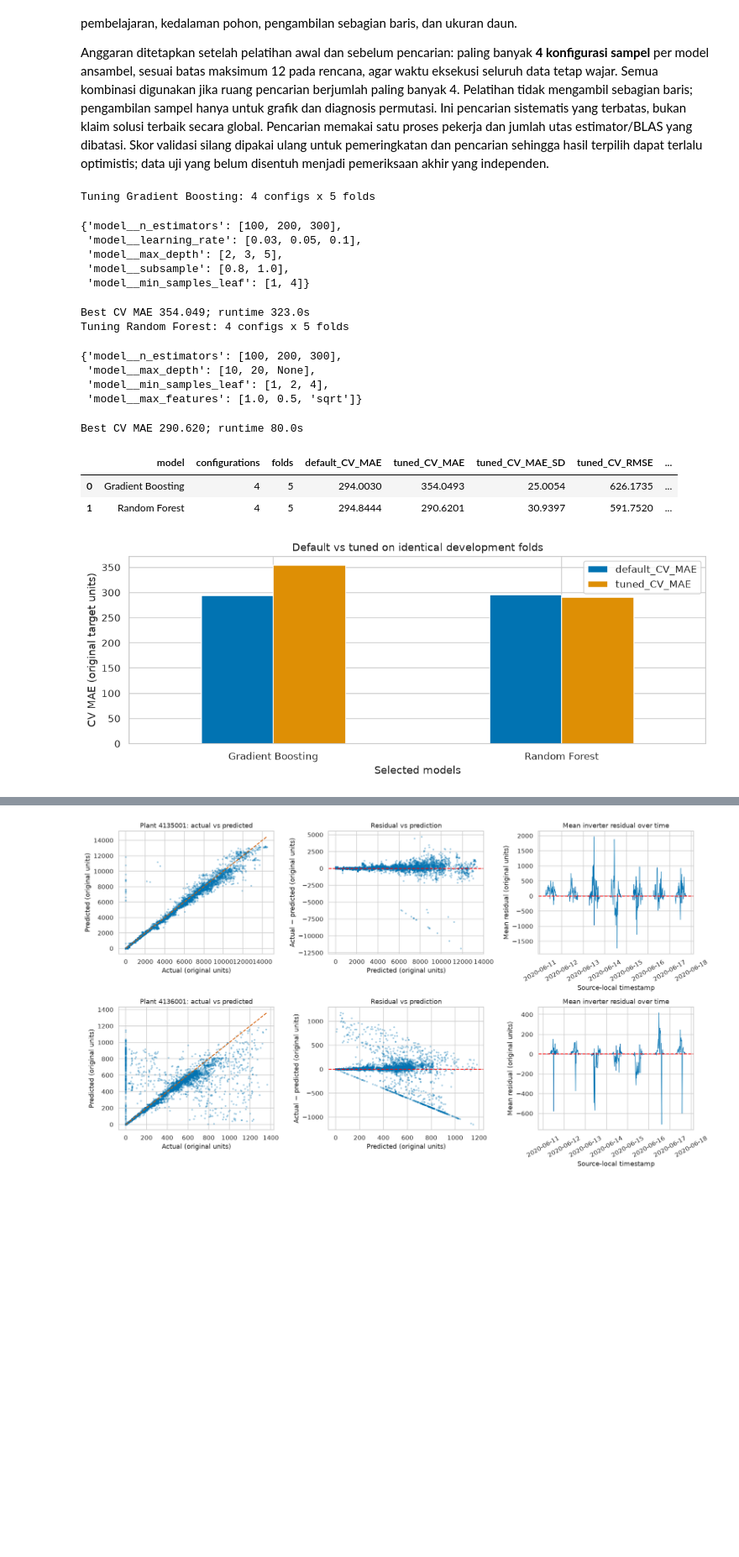
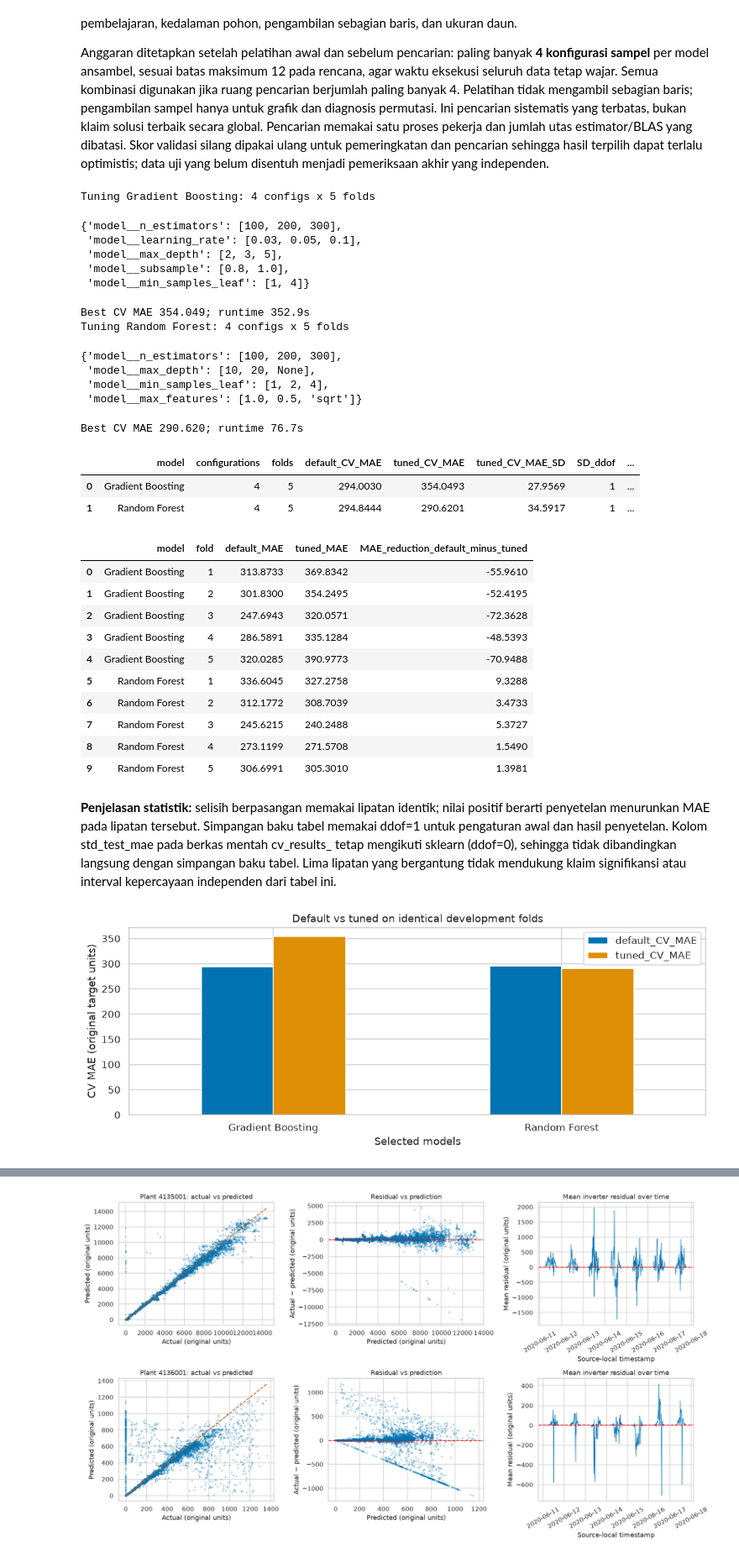
Before and after one commit to Universitas-Cakrawala/solarguard-predictive-maintenance, a Jupyter notebook: SolarGuard.ipynb, the cells around one changed output, grey strips where cells are left out. Shown at 84% size. Drawn from its saved outputs; the diff is of its cells as text; code cells hidden in the pictures; blank space fills up the shorter version.

```diff
--- a/SolarGuard.ipynb
+++ b/SolarGuard.ipynb
@@ -855,39 +932,69 @@ for name in selected:
     idx = search.best_index_
     base = ranking.set_index('model').loc[name]
     tuned_mae = -results.loc[idx, 'mean_test_mae']
+    best_fold_mae = np.array([-results.loc[idx, f'split{k}_test_mae'] for k in range(len(cv_splits))])
     tuning_rows.append({'model': name, 'configurations': budget, 'folds': len(cv_splits),
         'default_CV_MAE': base.CV_MAE, 'tuned_CV_MAE': tuned_mae,
-        'tuned_CV_MAE_SD': results.loc[idx, 'std_test_mae'],
+        'tuned_CV_MAE_SD': best_fold_mae.std(ddof=1),
+        'SD_ddof': 1,
         'tuned_CV_RMSE': -results.loc[idx, 'mean_test_rmse'],
         'tuned_CV_R2': results.loc[idx, 'mean_test_r2'],
         'MAE_improvement': base.CV_MAE - tuned_mae,
         'improvement_pct': 100 * (base.CV_MAE - tuned_mae) / base.CV_MAE if base.CV_MAE else np.nan,
         'search_seconds': elapsed, 'best_parameters': json.dumps(search.best_params_)})
     print(f'Best CV MAE {tuned_mae:.3f}; runtime {elapsed:.1f}s', flush=True)
 tuning = pd.DataFrame(tuning_rows)
 show_table(tuning, 'default_vs_tuned')
+paired_rows = []
+for name in selected:
+    search = searches[name]
+    result = pd.DataFrame(search.cv_results_).loc[search.best_index_]
+    for k, base in enumerate(default_folds.loc[default_folds.model.eq(name)].sort_values('fold').itertuples()):
+        paired_rows.append({'model': name, 'fold': k + 1, 'default_MAE': base.MAE,
+            'tuned_MAE': -result[f'split{k}_test_mae'],
+            'MAE_reduction_default_minus_tuned': base.MAE + result[f'split{k}_test_mae']})
+paired_tuning = pd.DataFrame(paired_rows)
+show_table(paired_tuning, 'paired_default_vs_tuned_folds')
+note('**Penjelasan statistik:** selisih berpasangan memakai lipatan identik; nilai positif berarti '
+     'penyetelan menurunkan MAE pada lipatan tersebut. Simpangan baku tabel memakai ddof=1 '
+     'untuk pengaturan awal dan hasil penyetelan. Kolom std_test_mae pada berkas mentah '
+     'cv_results_ tetap mengikuti sklearn (ddof=0), sehingga tidak dibandingkan langsung '
+     'dengan simpangan baku tabel. Lima lipatan yang bergantung tidak mendukung klaim '
+     'signifikansi atau interval kepercayaan independen dari tabel ini.')
 fig, ax = plt.subplots(figsize=(10, 4))
 tuning.set_index('model')[['default_CV_MAE', 'tuned_CV_MAE']].plot.bar(ax=ax)
 ax.set(title='Default vs tuned on identical development folds', xlabel='Selected models',
        ylabel='CV MAE (original target units)'); ax.tick_params(axis='x', rotation=0)
 save_plot('default_vs_tuned')
 # %% [output]
 Tuning Gradient Boosting: 4 configs x 5 folds
 {'model__n_estimators': [100, 200, 300],
  'model__learning_rate': [0.03, 0.05, 0.1],
  'model__max_depth': [2, 3, 5],
  'model__subsample': [0.8, 1.0],
  'model__min_samples_leaf': [1, 4]}
-Best CV MAE 354.049; runtime 323.0s
+Best CV MAE 354.049; runtime 352.9s
 Tuning Random Forest: 4 configs x 5 folds
 {'model__n_estimators': [100, 200, 300],
  'model__max_depth': [10, 20, None],
  'model__min_samples_leaf': [1, 2, 4],
  'model__max_features': [1.0, 0.5, 'sqrt']}
-Best CV MAE 290.620; runtime 80.0s
+Best CV MAE 290.620; runtime 76.7s
-|  | model | configurations | folds | default_CV_MAE | tuned_CV_MAE | tuned_CV_MAE_SD | tuned_CV_RMSE | ... |
-| 0 | Gradient Boosting | 4 | 5 | 294.0030 | 354.0493 | 25.0054 | 626.1735 | ... |
-| 1 | Random Forest | 4 | 5 | 294.8444 | 290.6201 | 30.9397 | 591.7520 | ... |
+|  | model | configurations | folds | default_CV_MAE | tuned_CV_MAE | tuned_CV_MAE_SD | SD_ddof | ... |
+| 0 | Gradient Boosting | 4 | 5 | 294.0030 | 354.0493 | 27.9569 | 1 | ... |
+| 1 | Random Forest | 4 | 5 | 294.8444 | 290.6201 | 34.5917 | 1 | ... |
+|  | model | fold | default_MAE | tuned_MAE | MAE_reduction_default_minus_tuned |
+| 0 | Gradient Boosting | 1 | 313.8733 | 369.8342 | -55.9610 |
+| 1 | Gradient Boosting | 2 | 301.8300 | 354.2495 | -52.4195 |
+| 2 | Gradient Boosting | 3 | 247.6943 | 320.0571 | -72.3628 |
+| 3 | Gradient Boosting | 4 | 286.5891 | 335.1284 | -48.5393 |
+| 4 | Gradient Boosting | 5 | 320.0285 | 390.9773 | -70.9488 |
+| 5 | Random Forest | 1 | 336.6045 | 327.2758 | 9.3288 |
+| 6 | Random Forest | 2 | 312.1772 | 308.7039 | 3.4733 |
+| 7 | Random Forest | 3 | 245.6215 | 240.2488 | 5.3727 |
+| 8 | Random Forest | 4 | 273.1199 | 271.5708 | 1.5490 |
+| 9 | Random Forest | 5 | 306.6991 | 305.3010 | 1.3981 |
+**Penjelasan statistik:** selisih berpasangan memakai lipatan identik; nilai positif berarti penyetelan menurunkan MAE pada lipatan tersebut. Simpangan baku tabel memakai ddof=1 untuk pengaturan awal dan hasil penyetelan. Kolom std_test_mae pada berkas mentah cv_results_ tetap mengikuti sklearn (ddof=0), sehingga tidak dibandingkan langsung dengan simpangan baku tabel. Lima lipatan yang bergantung tidak mendukung klaim signifikansi atau interval kepercayaan independen dari tabel ini.
 [figure]
 # %% [markdown]
 ## 10. Evaluasi dan pemilihan model akhir
```
Also changed, not shown: parts of 10 cells of this notebook, 9 other files.
